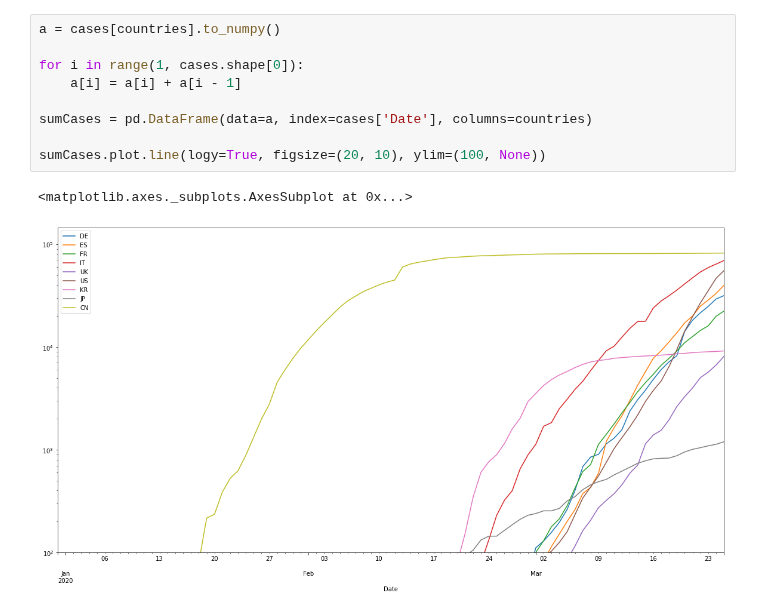
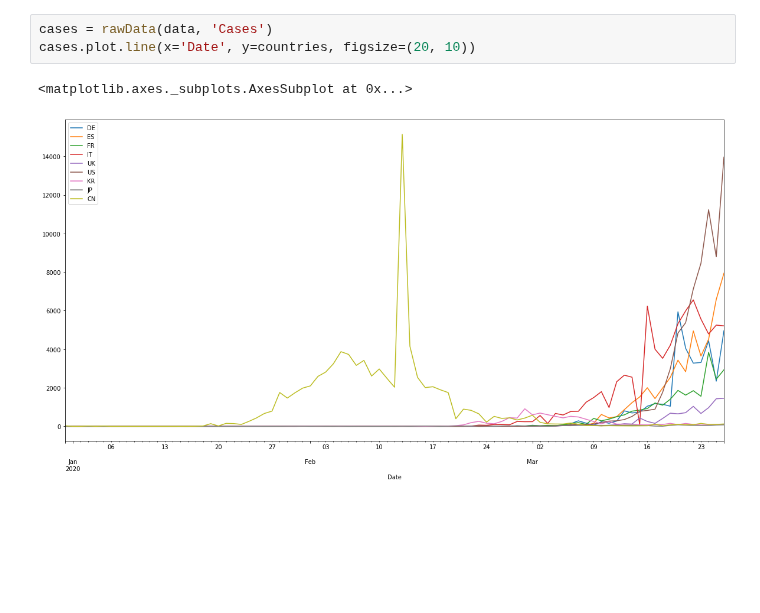
Before and after one commit to mpetersen/corona-analysis, a Jupyter notebook: jupyter/work/Corona.ipynb, the cells around one changed output. Saved outputs shown, nothing was run; the diff lists cells and outputs as text; blank space fills up the shorter version.

```diff
--- a/jupyter/work/Corona.ipynb
+++ b/jupyter/work/Corona.ipynb
@@ -26,12 +31,6 @@ cases.plot.line(x='Date', y=countries, figsize=(20, 10))
-# %%
-a = cases[countries].to_numpy()
-
-for i in range(1, cases.shape[0]):
-    a[i] = a[i] + a[i - 1]
-
-sumCases = pd.DataFrame(data=a, index=cases['Date'], columns=countries)
-
-sumCases.plot.line(logy=True, figsize=(20, 10), ylim=(100, None))
-# %% [output]
-<matplotlib.axes._subplots.AxesSubplot at 0x...>
-[figure, removed]
+# %%
+cases = rawData(data, 'Cases')
+cases.plot.line(x='Date', y=countries, figsize=(20, 10))
+# %% [output]
+<matplotlib.axes._subplots.AxesSubplot at 0x...>
+[figure, added]
```
Also changed, not shown: parts of 9 cells of this notebook, 4 other files.
